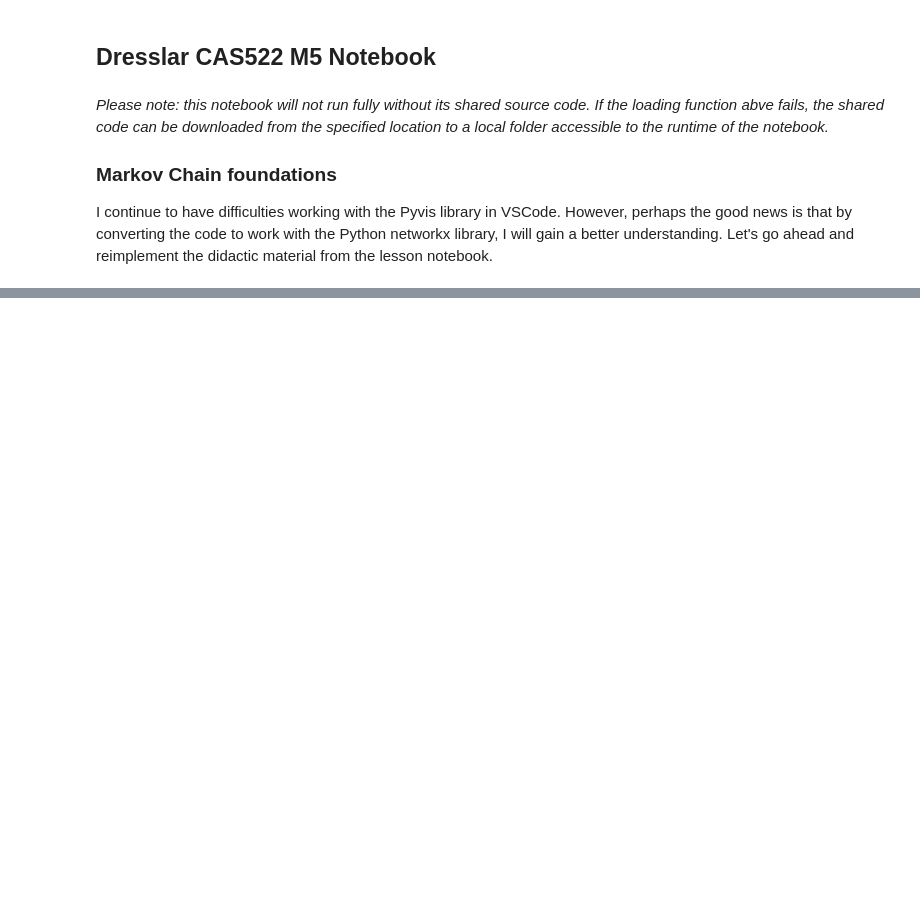
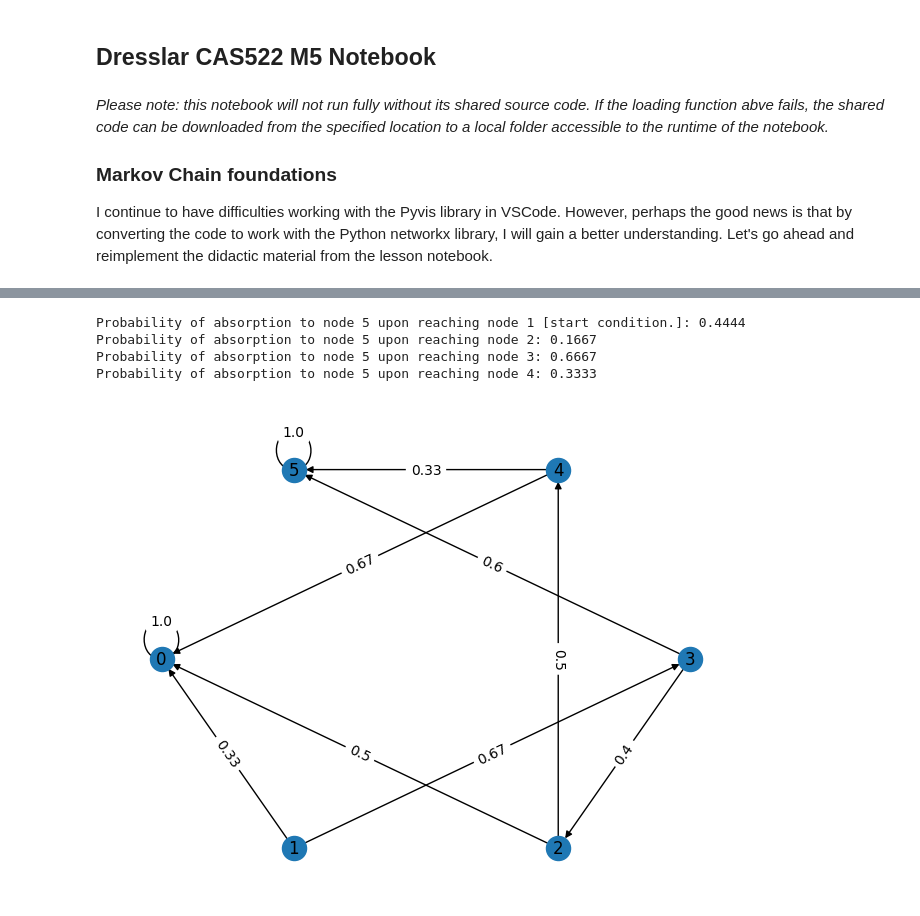
Before and after one commit to peterdresslar/Dresslar_CAS522, a Jupyter notebook: notebooks/Dresslar_CAS522_M5.ipynb, the cells around one changed output, grey strips where cells are left out. Saved outputs shown, nothing was run; the diff lists cells and outputs as text; code cells hidden in the pictures; blank space fills up the shorter version.

```diff
--- a/notebooks/Dresslar_CAS522_M5.ipynb
+++ b/notebooks/Dresslar_CAS522_M5.ipynb
@@ -112,0 +97,73 @@ The visualization along with the text should be fairly illustrative.
+# %%
+# This is somewhat reminiscent of the HTH coin flip problem from the wikipedia page on absorbing markov chains.
+# https://en.wikipedia.org/wiki/Absorbing_Markov_chain#Example:_HTH_coin_flips
+
+# in the initial problem, we had four possible states: (see the class video!)
+
+# 1. Player 1 has 0, Player 2 has 3
+# 2. Player 1 has 1, Player 2 has 2
+# 3. Player 1 has 2, Player 2 has 1
+# 4. Player 1 has 3, Player 2 has 0
+
+# In the new problem, turn number can be expressed as a component of our states. (there is surely a better way to communicate this.)
+# We can list these and omit any impossible variations.
+# The resulting matrix is not so big as we might expect.
+
+#0. Player 1 has 0, Player 2 has 3, and turn does not matter.
+#1. Player 1 has 1, Player 2 has 2, and it is the first turn.
+#2. Player 1 has 1, Player 2 has 2, and it is the third turn.
+#3. Player 1 has 2, Player 2 has 1, and it is the second turn.
+#5. Player 1 has 2, Player 2 has 1, and it is the fourth turn.
+#6. Player 1 has 3, Player 2 has 0, and the turn number does not matter.
+
+
+def absorbing_markov_chain_2(P):
+
+    a = sp.symbols('a:6')
+    solution = sp.solve(np.dot(P,a)-a, (a[1], a[2], a[3], a[4])) # the four transitions
+    s1 = solution[a[1]].subs({a[0]:0,a[5]:1})   # boundary (win) is position 5
+    s2 = solution[a[2]].subs({a[0]:0,a[5]:1})
+    s3 = solution[a[3]].subs({a[0]:0,a[5]:1})
+    s4 = solution[a[4]].subs({a[0]:0,a[5]:1})
+
+    # print(type(s1), type(s2), type(s3), type(s4))
+    # <class 'sympy.core.numbers.Float'> <class 'sympy.core.numbers.Float'> <class 'sympy.core.numbers.Float'> <class 'sympy.core.numbers.Float'>
+
+    # convert sympy floats and round to 4 decimal places
+    # see https://docs.sympy.org/latest/modules/evalf.html (ugh.)
+    s1 = round(float(sp.N(s1, 12)), 4)
+    s2 = round(float(sp.N(s2, 12)), 4)
+    s3 = round(float(sp.N(s3, 12)), 4)
+    s4 = round(float(sp.N(s4, 12)), 4)
+
+    return s1, s2, s3, s4
+
+P1 = np.array([
+    [1,0,0,0,0,0],
+    [1/3,0,0,2/3,0,0],    # 1st turn 200% more likely
+    [1/2,0,0,0,1/2,0],    # 3rd turn even odds
+    [0,0,2/5,0,0,3/5],    # 2nd turn 150% more likely
+    [2/3,0,0,0,0,1/3],    # 4th turn 50% less likely
+    [0,0,0,0,0,1]
+])
+
+s1, s2, s3, s4 = absorbing_markov_chain_2(P1)
+
+G1 = nx.from_numpy_array(P1, create_using=nx.DiGraph)
+# drwaing again
+pos = nx.shell_layout(G1)
+nx.draw(G1, with_labels=True, pos=pos)
+edge_labels = nx.get_edge_attributes(G1, 'weight')
+edge_labels = {k: round(v, 2) for k, v in edge_labels.items()}
+nx.draw_networkx_edge_labels(G1, pos=pos, edge_labels=edge_labels)
+
+print(f"Probability of absorption to node 5 upon reaching node 1 [start condition.]: {s1}")
+print(f"Probability of absorption to node 5 upon reaching node 2: {s2}")
+print(f"Probability of absorption to node 5 upon reaching node 3: {s3}")
+print(f"Probability of absorption to node 5 upon reaching node 4: {s4}")
+# %% [output]
+Probability of absorption to node 5 upon reaching node 1 [start condition.]: 0.4444
+Probability of absorption to node 5 upon reaching node 2: 0.1667
+Probability of absorption to node 5 upon reaching node 3: 0.6667
+Probability of absorption to node 5 upon reaching node 4: 0.3333
+[figure, added]
```
Also changed, not shown: parts of 5 cells of this notebook.
